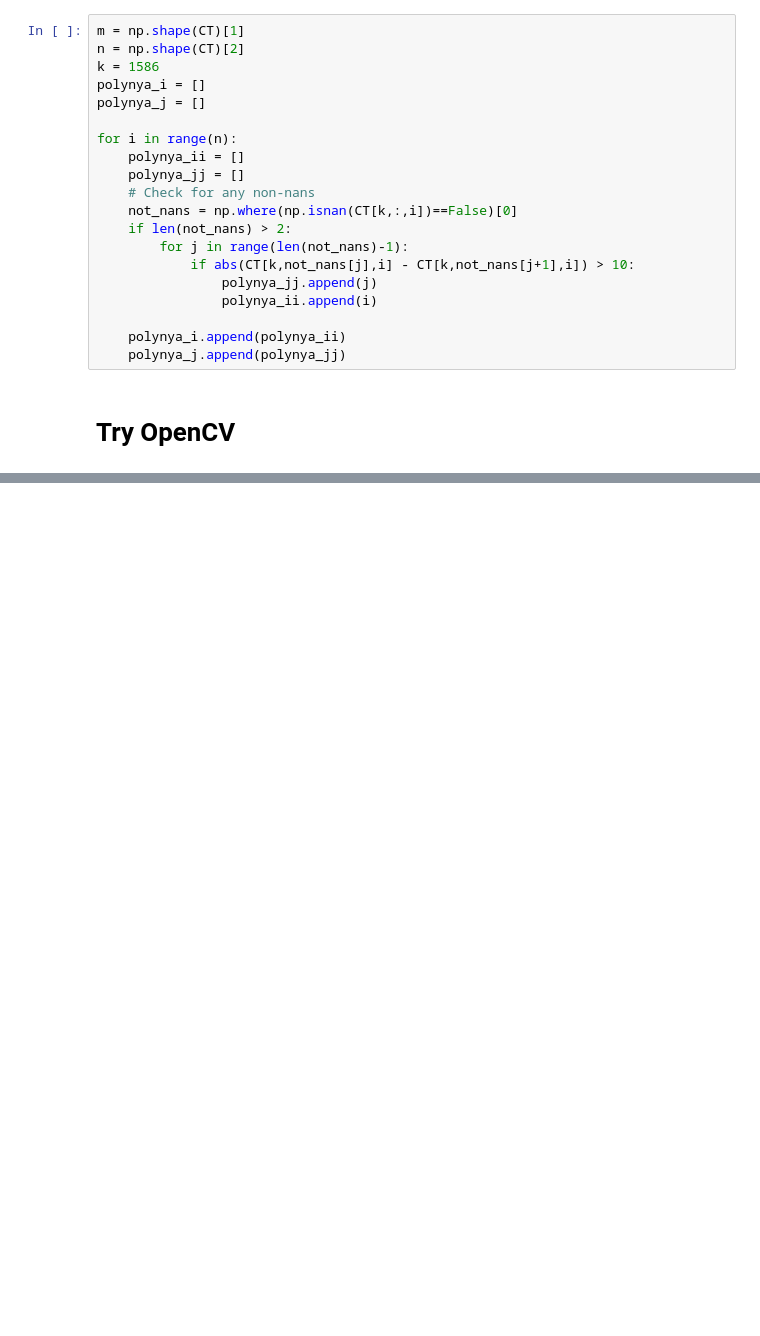
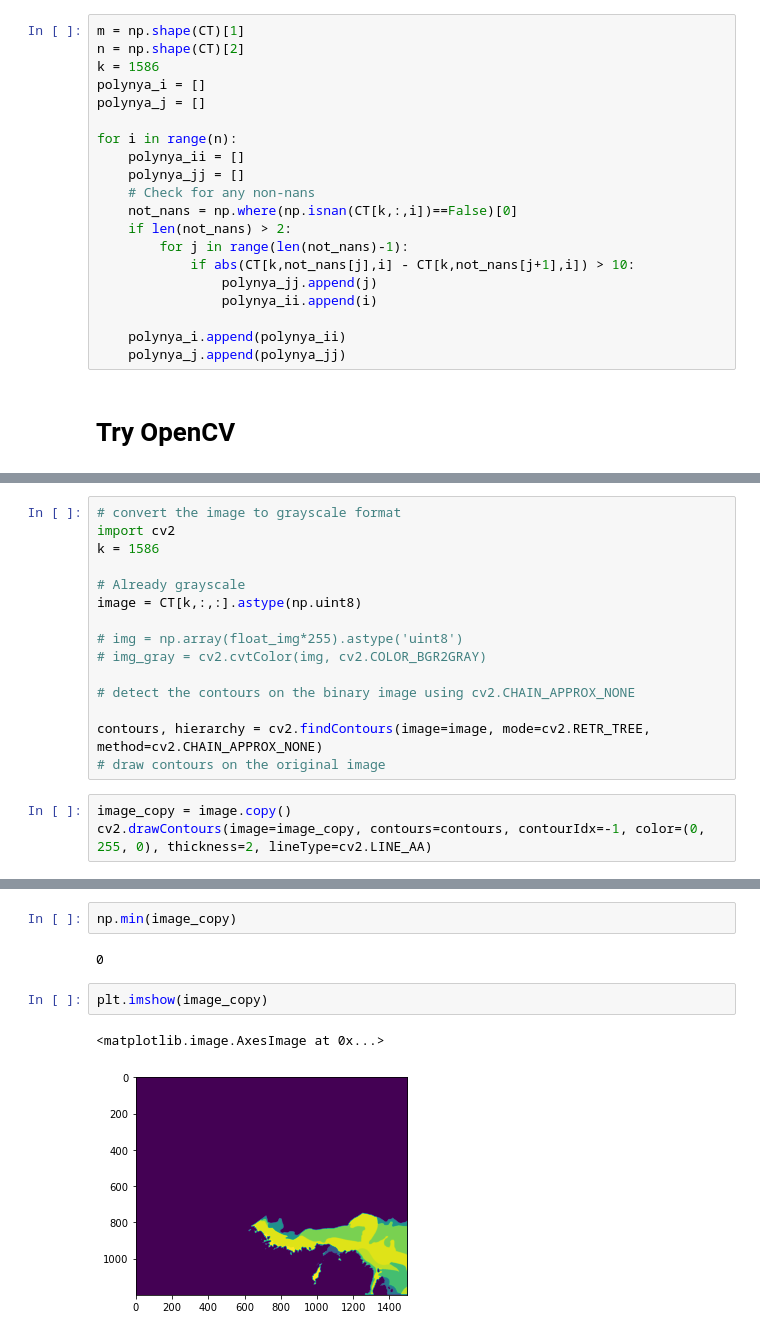
Before and after one commit to maynwang/CIS, a Jupyter notebook: Polynya.ipynb, the cells around one changed output, grey strips where cells are left out. Cells and saved outputs as stored; diff of their text form; blank space fills up the shorter version.

```diff
--- a/Polynya.ipynb
+++ b/Polynya.ipynb
@@ -190,0 +156,18 @@ error: OpenCV(4.5.2) ../modules/imgproc/src/color.simd_helpers.hpp:94: error: (-
+# %%
+# convert the image to grayscale format
+import cv2
+k = 1586
+
+# Already grayscale
+image = CT[k,:,:].astype(np.uint8)
+
+# img = np.array(float_img*255).astype('uint8')
+# img_gray = cv2.cvtColor(img, cv2.COLOR_BGR2GRAY)
+
+# detect the contours on the binary image using cv2.CHAIN_APPROX_NONE
+
+contours, hierarchy = cv2.findContours(image=image, mode=cv2.RETR_TREE, method=cv2.CHAIN_APPROX_NONE)
+# draw contours on the original image
+# %%
+image_copy = image.copy()
+cv2.drawContours(image=image_copy, contours=contours, contourIdx=-1, color=(0, 255, 0), thickness=2, lineType=cv2.LINE_AA)
@@ -190,0 +197,9 @@ error: OpenCV(4.5.2) ../modules/imgproc/src/color.simd_helpers.hpp:94: error: (-
+# %%
+np.min(image_copy)
+# %% [output]
+0
+# %%
+plt.imshow(image_copy)
+# %% [output]
+<matplotlib.image.AxesImage at 0x...>
+[figure, added]
```
Also changed, not shown: parts of 10 cells of this notebook, 28 other files.
